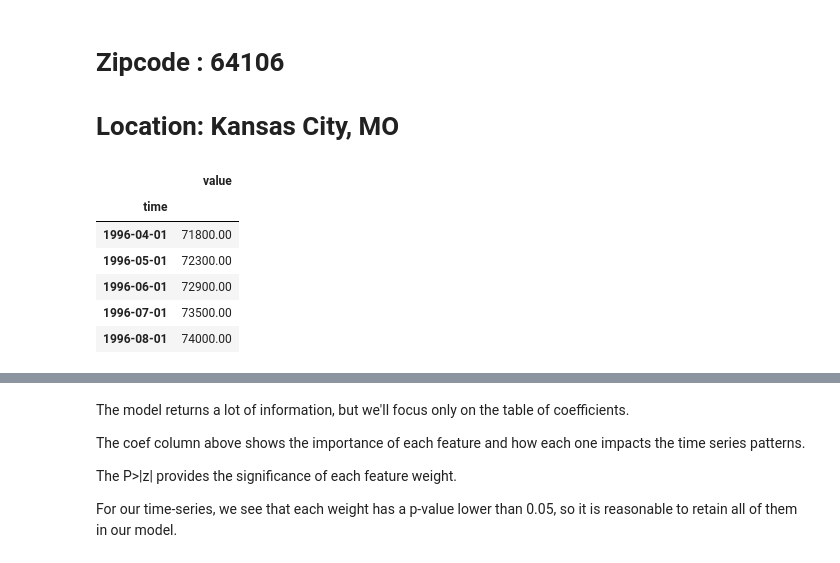
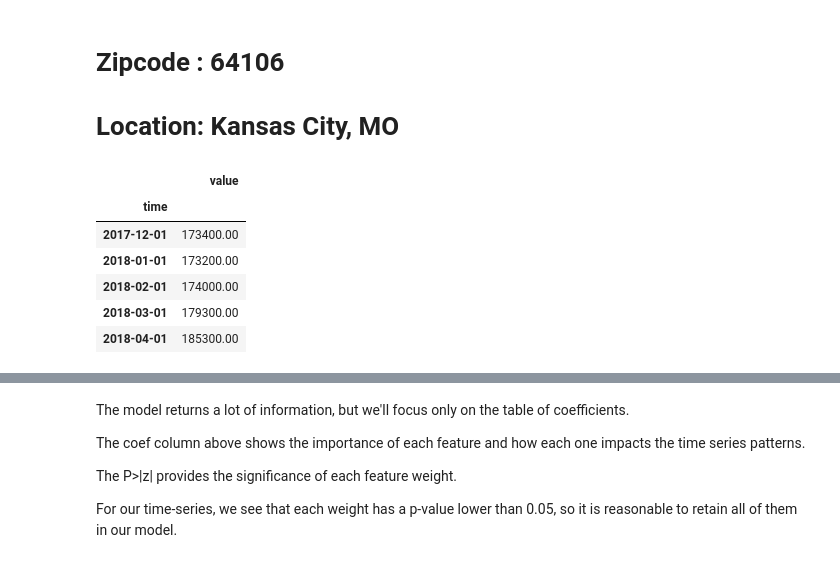
Before and after one commit to illumi91/dsc-mod-4-project-online-ds-pt-051319, a Jupyter notebook: time_analysis_notebook.ipynb, the cells around one changed output, grey strips where cells are left out. Cells and saved outputs as stored; diff of their text form; code cells hidden in the pictures.

```diff
--- a/time_analysis_notebook.ipynb
+++ b/time_analysis_notebook.ipynb
@@ -227,9 +238,9 @@ for index, x in df[df['City'] == 'Kansas City'].iterrows():
 
     model= ARIMA(series, order=order)
     model_fit= model.fit()
-    six_months = model_fit.forecast(steps=36)[0][-1]
+    thirty_six_months = model_fit.forecast(steps=36)[0][-1]
     today = series.iloc[-1].value
-    roi = (six_months - today)/today
+    roi = (thirty_six_months - today)/today
     roi_list[x['RegionName']] = roi
 # %% [output]
 64119
@@ -369,15 +380,16 @@ We want to plot the values for our 5 best zipcodes in order to get an understand
 # %%
 zc_64106 = df[df['RegionName'] == 64106]
 zc_64106 = melt_data(zc_64106)
 zc_64106.head()
+zc_64106.tail()
 # %% [output]
 |  | value |
 | time |  |
-| 1996-04-01 | 71800.00 |
-| 1996-05-01 | 72300.00 |
-| 1996-06-01 | 72900.00 |
-| 1996-07-01 | 73500.00 |
-| 1996-08-01 | 74000.00 |
+| 2017-12-01 | 173400.00 |
+| 2018-01-01 | 173200.00 |
+| 2018-02-01 | 174000.00 |
+| 2018-03-01 | 179300.00 |
+| 2018-04-01 | 185300.00 |
 # %%
 zc_64106.plot(figsize=(12,8))
 plt.title('ZipCode 64106 Value/Time', fontsize=28)
```
Also changed, not shown: parts of 88 cells of this notebook, 1 other file.
